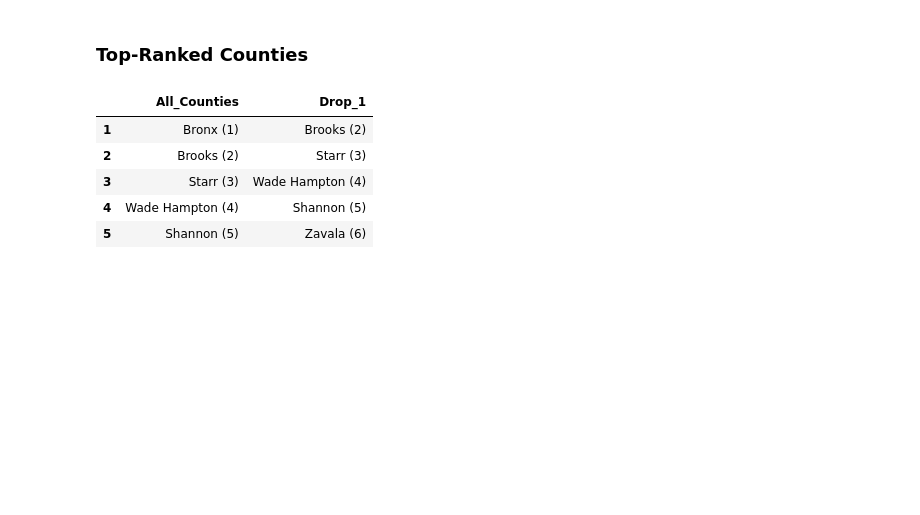
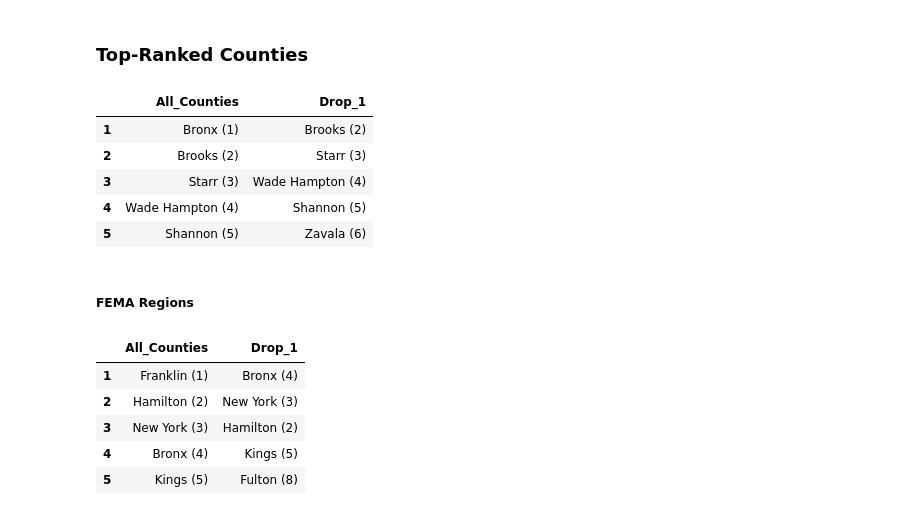
Before and after one commit to geoss/sovi-validity, a Jupyter notebook: dropno1_vis.ipynb, the cells around one changed output. Saved outputs shown, nothing was run; the diff lists cells and outputs as text; code cells hidden in the pictures; blank space fills up the shorter version.

Commit message:
add prelim results

```diff
--- a/dropno1_vis.ipynb
+++ b/dropno1_vis.ipynb
@@ -257,7 +257,7 @@ When Bronx, NY is dropped, many counties around Ohio appear to drop in SoVI rank
 ## "Drop number one" as a function
 # one option for sovi, another for netContrib (needs add!)
 
-def dropNo1(inputs,scores,subset=None,netContrib=None):
+def dropNo1(inputs,scores,subset=None,netContrib=None,return_no1=False):
 
     """
     inputs, the input variables, i.e. compute_sovis.USA_All
@@ -276,6 +276,9 @@ def dropNo1(inputs,scores,subset=None,netContrib=None):
     # get the index of the
     # "most vulnerable" county
     sovi_no1=scores[scores['rank']==scores['rank'].min()].index
+
+    if return_no1:
+        return sovi_no1
 
     # the data without no 1
     drop_no1=inputs.drop(sovi_no1)
@@ -476,27 +479,30 @@ def rankChgTable(inputs,scores,obs_names,subset=None,top=5):
     if not 'geoFIPS' in dropno1_result:
         dropno1_result['geoFIPS']=dropno1_result.index
 
-    if not subset is None:
-        obs_names=obs_names[obs_names.geoFIPS.isin(dropno1_result.geoFIPS)]
+#     if not subset is None:
+#         obs_names=obs_names[obs_names.geoFIPS.isin(dropno1_result.geoFIPS)]
 
     # merge dropno1 results with obs names
     rctab=dropno1_result.merge(obs_names,on='geoFIPS')
 
     # get the dropped "number one" observation
-    no1=obs_names[~obs_names.geoFIPS.isin(dropno1_result.geoFIPS)]
+    if subset is None:
+        no1=obs_names[~obs_names.geoFIPS.isin(dropno1_result.geoFIPS)]
+    else:
+        no1=obs_names[obs_names.geoFIPS==dropNo1(inputs=inputs,scores=scores,subset=subset,return_no1=True)[0]]
     no1['orig_rank']=1
 
     # assemble table for original ranks
-    orrk=rctab[rctab.orig_rank<=tops].ix[:,['geoFIPS','orig_rank','NAME']].sort_values('orig_rank')
+    orrk=rctab[rctab.orig_rank<=top].ix[:,['geoFIPS','orig_rank','NAME']].sort_values('orig_rank')
     orrk=no1.append(orrk)
     orrk['Top_Orig']=orrk.NAME+" ("+orrk.orig_rank.astype('int').astype('str')+")"
-    orrk.index=[i+1 for i in range(0,tops)]
+    orrk.index=[i+1 for i in range(0,top)]
     orrk.ix[:,['NAME','Top_Orig']]
 
     # assemble table for dropno1 ranks
-    d1rk=rctab[rctab.dropno1_rank<=tops].ix[:,['geoFIPS','dropno1_rank','orig_rank','NAME']].sort_values('dropno1_rank')
+    d1rk=rctab[rctab.dropno1_rank<=top].ix[:,['geoFIPS','dropno1_rank','orig_rank','NAME']].sort_values('dropno1_rank')
     d1rk['Top_DropNo1']=d1rk.NAME+" ("+d1rk.orig_rank.astype('int').astype('str')+")"
-    d1rk.index=[i+1 for i in range(0,tops)]
+    d1rk.index=[i+1 for i in range(0,top)]
     d1rk.ix[:,['NAME','Top_DropNo1']]
 
     # return the tables combined
@@ -511,3 +517,14 @@ rankChgTable(inputs=compute_sovis.US_All,scores=compute_sovis.US_Sovi_Score,obs_
 | 3 | Starr (3) | Wade Hampton (4) |
 | 4 | Wade Hampton (4) | Shannon (5) |
 | 5 | Shannon (5) | Zavala (6) |
+# %% [markdown]
+##### FEMA Regions
+# %%
+rankChgTable(inputs=compute_sovis.US_All,scores=compute_sovis.FEMA_Region_Sovi_Score,obs_names=county_names,subset='FEMA_2')
+# %% [output]
+|  | All_Counties | Drop_1 |
+| 1 | Franklin (1) | Bronx (4) |
+| 2 | Hamilton (2) | New York (3) |
+| 3 | New York (3) | Hamilton (2) |
+| 4 | Bronx (4) | Kings (5) |
+| 5 | Kings (5) | Fulton (8) |
```
Also changed, not shown: parts of 20 cells of this notebook.
